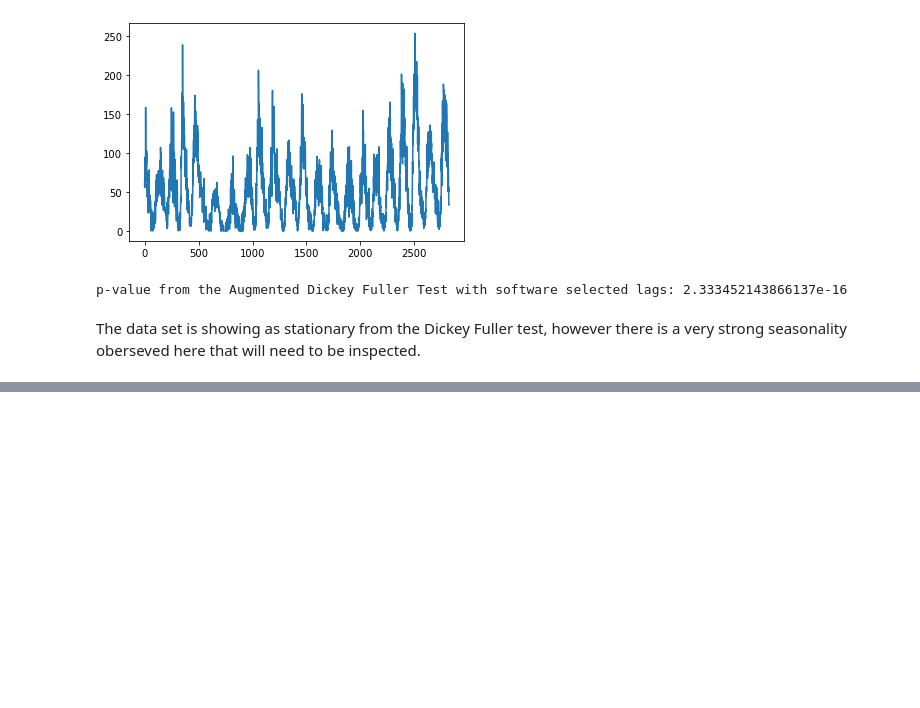
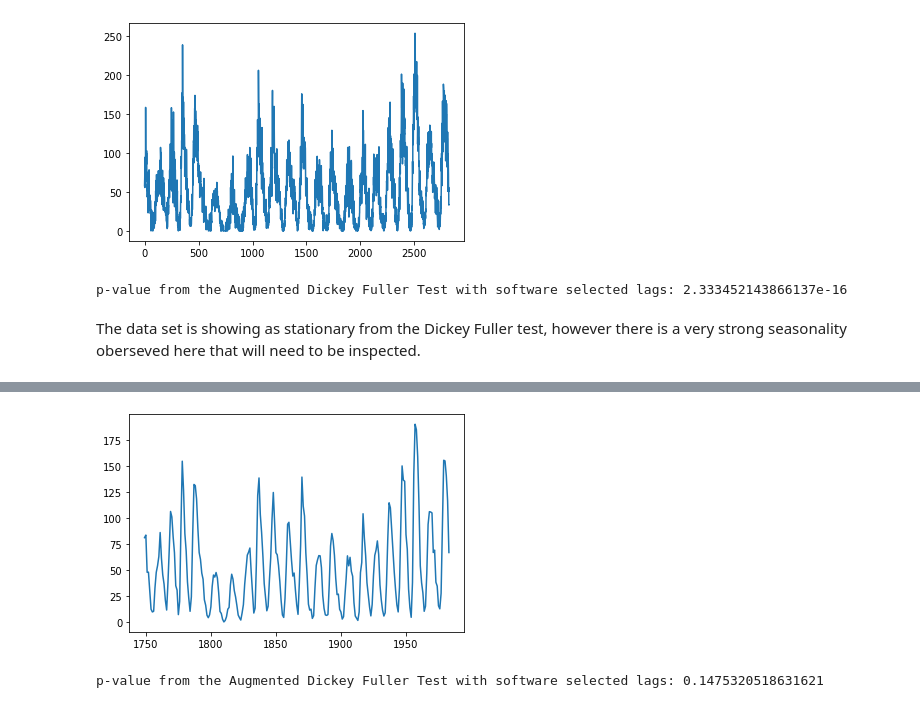
Before and after one commit to josh-grou/Final-Project, a Jupyter notebook: Final_Project.ipynb, the cells around one changed output, grey strips where cells are left out. Cells and saved outputs as stored; diff of their text form; code cells hidden in the pictures; blank space fills up the shorter version.

```diff
--- a/Final_Project.ipynb
+++ b/Final_Project.ipynb
@@ -421,0 +433,17 @@ plt.show()
+# %%
+spots = pd.read_csv("monthly-sunspots.csv")
+spots["Month"] = spots["Month"].astype("datetime64")
+yearly = spots.groupby(spots['Month'].dt.year)['Sunspots'].agg(['mean'])
+# %%
+plt.plot(yearly)
+plt.show()
+# %% [output]
+[figure, added]
+# %%
+yearly_spots = yearly["mean"]
+
+ad_fuller_res = adfuller(yearly_spots)
+
+print("p-value from the Augmented Dickey Fuller Test with software selected lags: " + str(ad_fuller_res[1]))
+# %% [output]
+p-value from the Augmented Dickey Fuller Test with software selected lags: 0.1475320518631621
```
Also changed, not shown: parts of 22 cells of this notebook.
